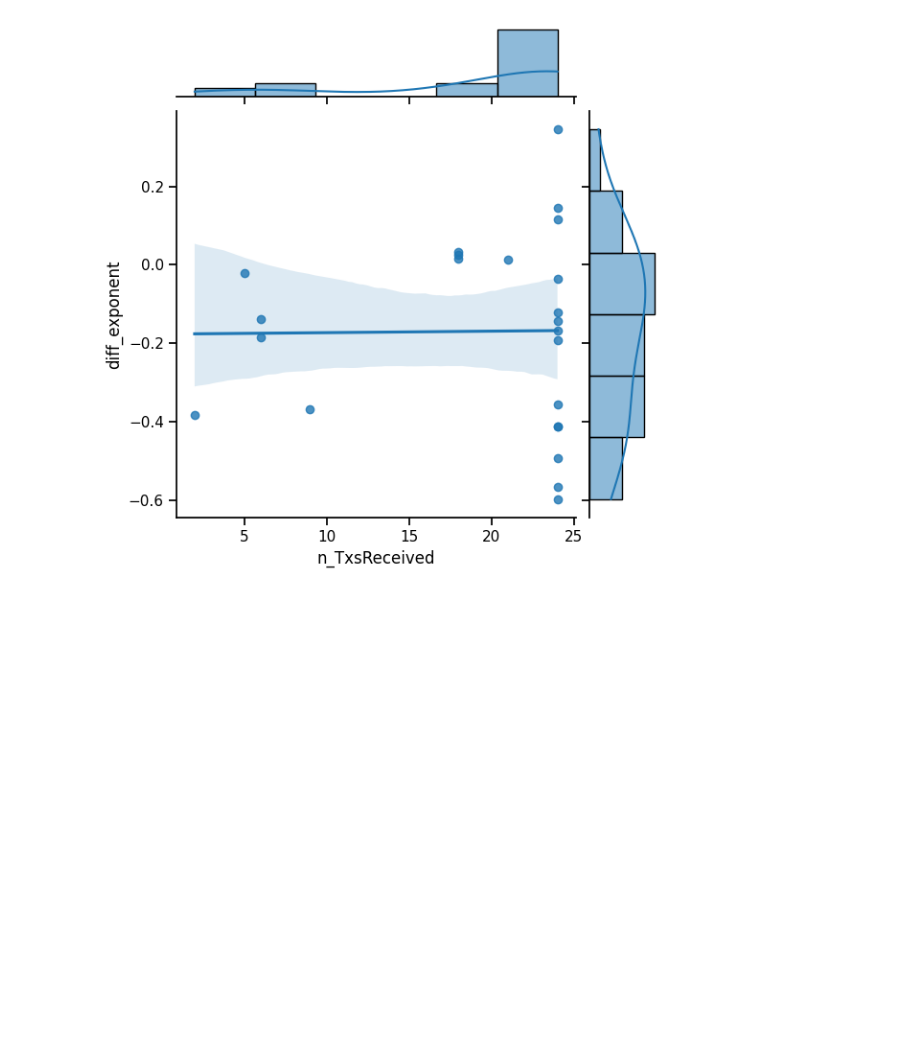
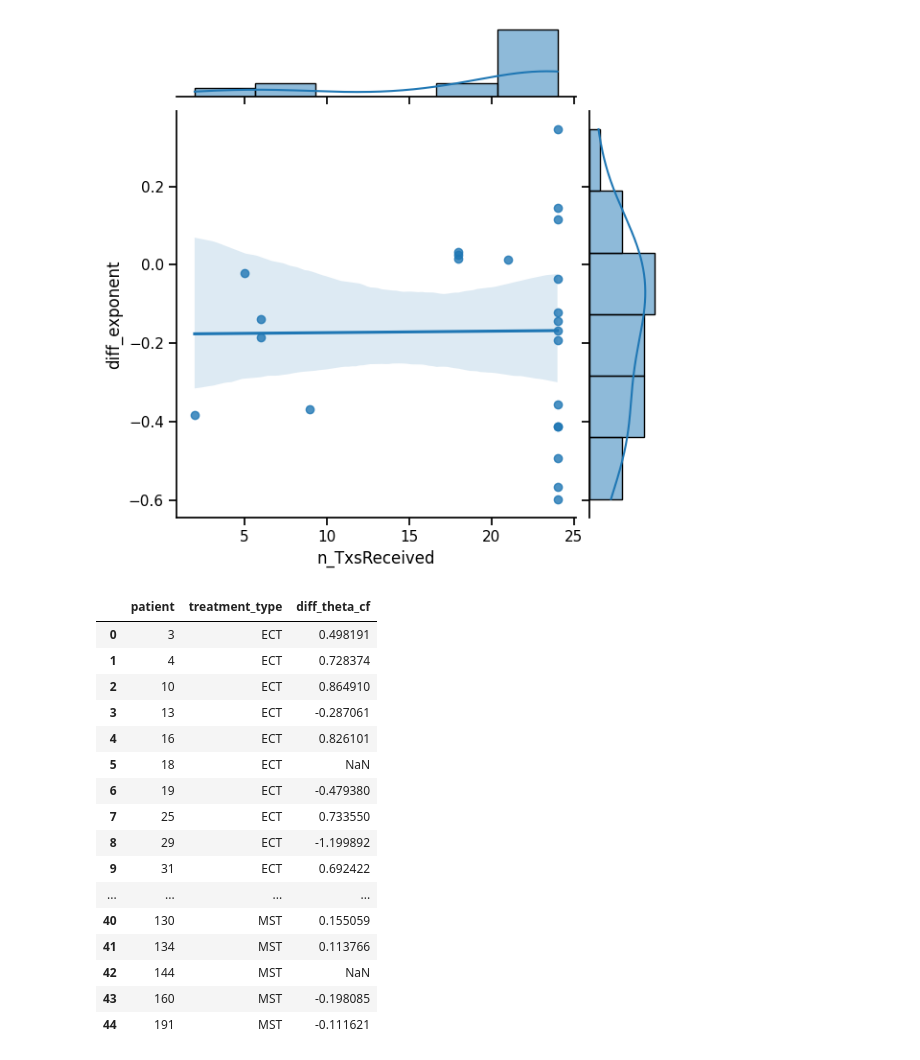
Before and after one commit to voytekresearch/ECT-MST, a Jupyter notebook: 02-Combined/review_appeal_analyses.ipynb, the cells around one changed output. Saved outputs shown, nothing was run; the diff lists cells and outputs as text; code cells hidden in the pictures; blank space fills up the shorter version.

```diff
--- a/02-Combined/review_appeal_analyses.ipynb
+++ b/02-Combined/review_appeal_analyses.ipynb
@@ -325,3 +595,23 @@ corr(x,y)
 |  | n | r | CI95% | p-val | BF10 | power |
 | pearson | 23 | 0.01172 | [-0.4, 0.42] | 0.957673 | 0.259 | 0.049672 |
 [figure]
+# %%
+ect_mst_clin_eeg_df[['patient', 'treatment_type', 'diff_theta_cf']]
+# %% [output]
+|  | patient | treatment_type | diff_theta_cf |
+| 0 | 3 | ECT | 0.498191 |
+| 1 | 4 | ECT | 0.728374 |
+| 2 | 10 | ECT | 0.864910 |
+| 3 | 13 | ECT | -0.287061 |
+| 4 | 16 | ECT | 0.826101 |
+| 5 | 18 | ECT | NaN |
+| 6 | 19 | ECT | -0.479380 |
+| 7 | 25 | ECT | 0.733550 |
+| 8 | 29 | ECT | -1.199892 |
+| 9 | 31 | ECT | 0.692422 |
+| ... | ... | ... | ... |
+| 40 | 130 | MST | 0.155059 |
+| 41 | 134 | MST | 0.113766 |
+| 42 | 144 | MST | NaN |
+| 43 | 160 | MST | -0.198085 |
+| 44 | 191 | MST | -0.111621 |
```
Also changed, not shown: parts of 29 cells of this notebook.
